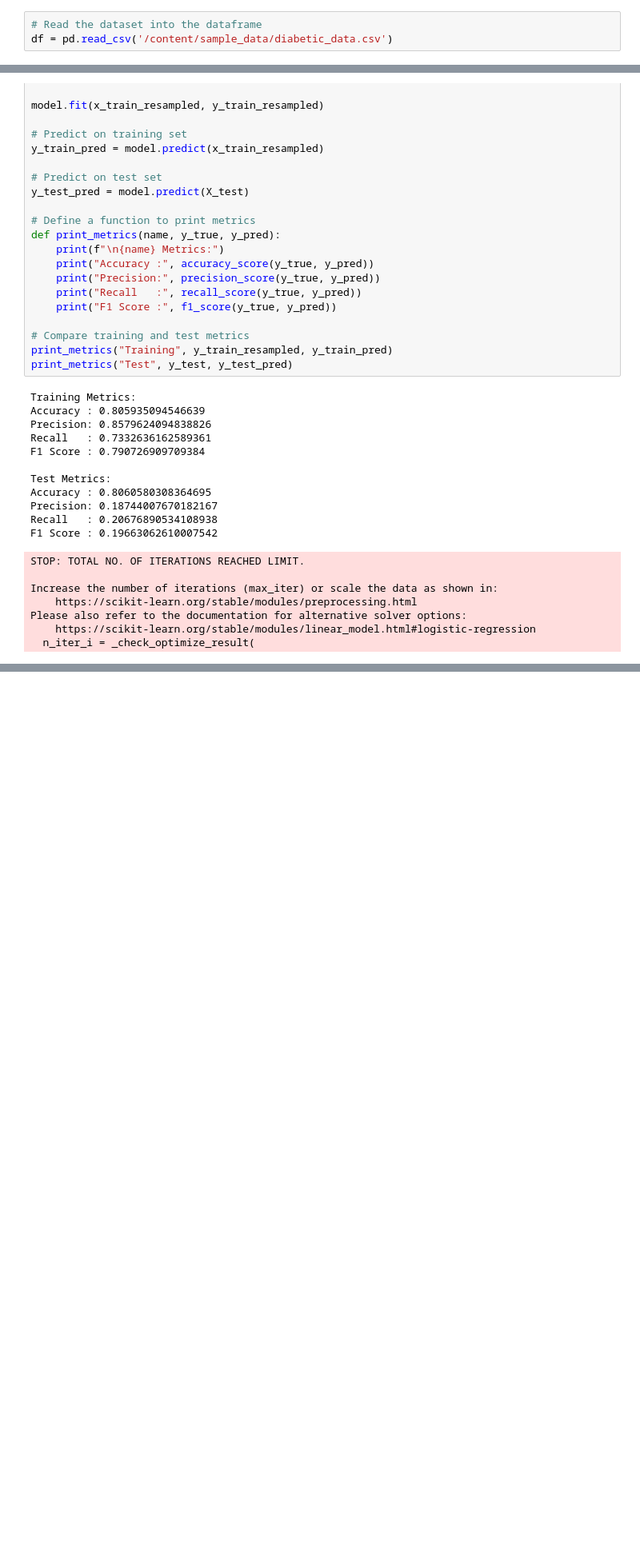
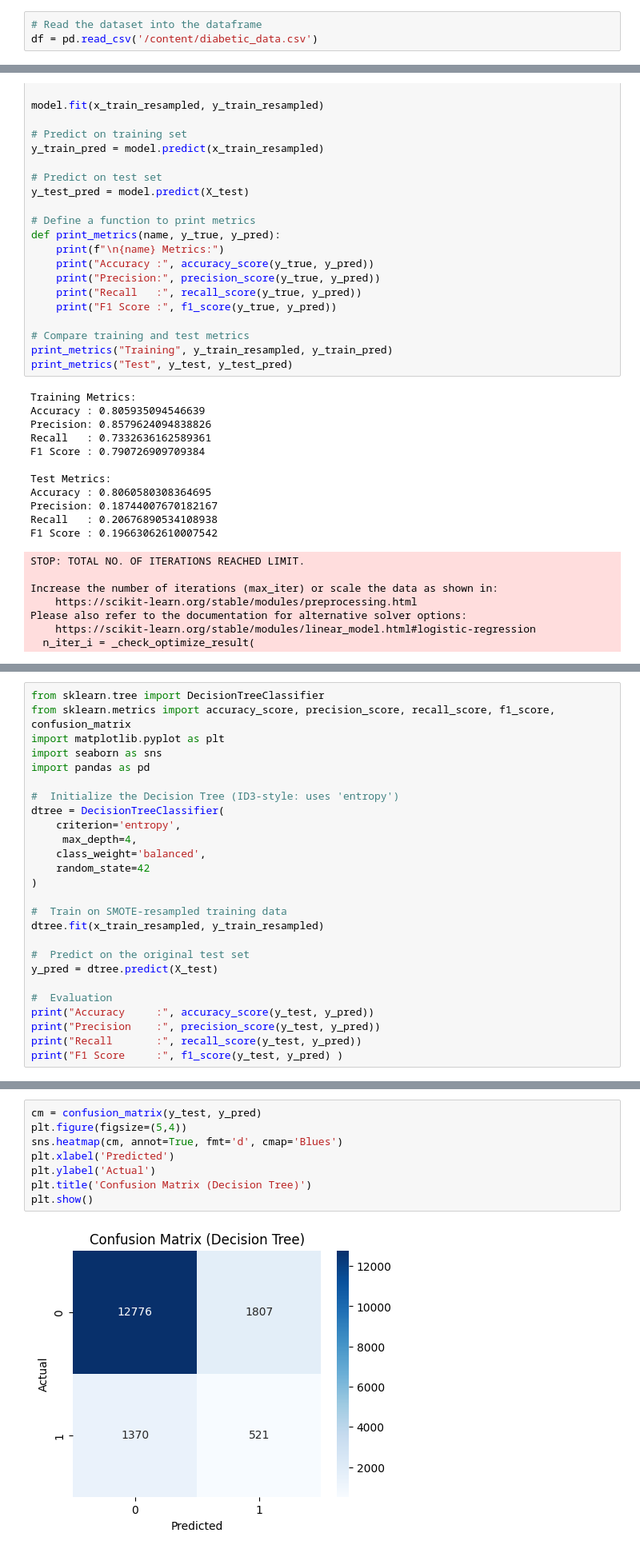
Before and after one commit to yomnabayomi/Hospital-Readmission-Prediction, a Jupyter notebook: Project (2).ipynb, the cells around one changed output, grey strips where cells are left out. Shown at 80% size. Cells and saved outputs as stored; diff of their text form; blank space fills up the shorter version.

Commit message:
Decision Tree

```diff
--- a/Project (2).ipynb
+++ b/Project (2).ipynb
@@ -7,7 +7,7 @@ import matplotlib.pyplot as plt
 Import data and process data
 # %%
 # Read the dataset into the dataframe
-df = pd.read_csv('/content/sample_data/diabetic_data.csv')
+df = pd.read_csv('/content/diabetic_data.csv')
 # %% [markdown]
 ## **EDA**
 # %%
@@ -1056,0 +1059,26 @@ Please also refer to the documentation for alternative solver options:
+# %%
+from sklearn.tree import DecisionTreeClassifier
+from sklearn.metrics import accuracy_score, precision_score, recall_score, f1_score, confusion_matrix
+import matplotlib.pyplot as plt
+import seaborn as sns
+import pandas as pd
+
+#  Initialize the Decision Tree (ID3-style: uses 'entropy')
+dtree = DecisionTreeClassifier(
+    criterion='entropy',
+     max_depth=4,
+    class_weight='balanced',
+    random_state=42
+)
+
+#  Train on SMOTE-resampled training data
+dtree.fit(x_train_resampled, y_train_resampled)
+
+#  Predict on the original test set
+y_pred = dtree.predict(X_test)
+
+#  Evaluation
+print("Accuracy     :", accuracy_score(y_test, y_pred))
+print("Precision    :", precision_score(y_test, y_pred))
+print("Recall       :", recall_score(y_test, y_pred))
+print("F1 Score     :", f1_score(y_test, y_pred) )
@@ -1056,0 +1092,10 @@ Please also refer to the documentation for alternative solver options:
+# %%
+cm = confusion_matrix(y_test, y_pred)
+plt.figure(figsize=(5,4))
+sns.heatmap(cm, annot=True, fmt='d', cmap='Blues')
+plt.xlabel('Predicted')
+plt.ylabel('Actual')
+plt.title('Confusion Matrix (Decision Tree)')
+plt.show()
+# %% [output]
+[figure, added]
```
Also changed, not shown: parts of 8 cells of this notebook.
